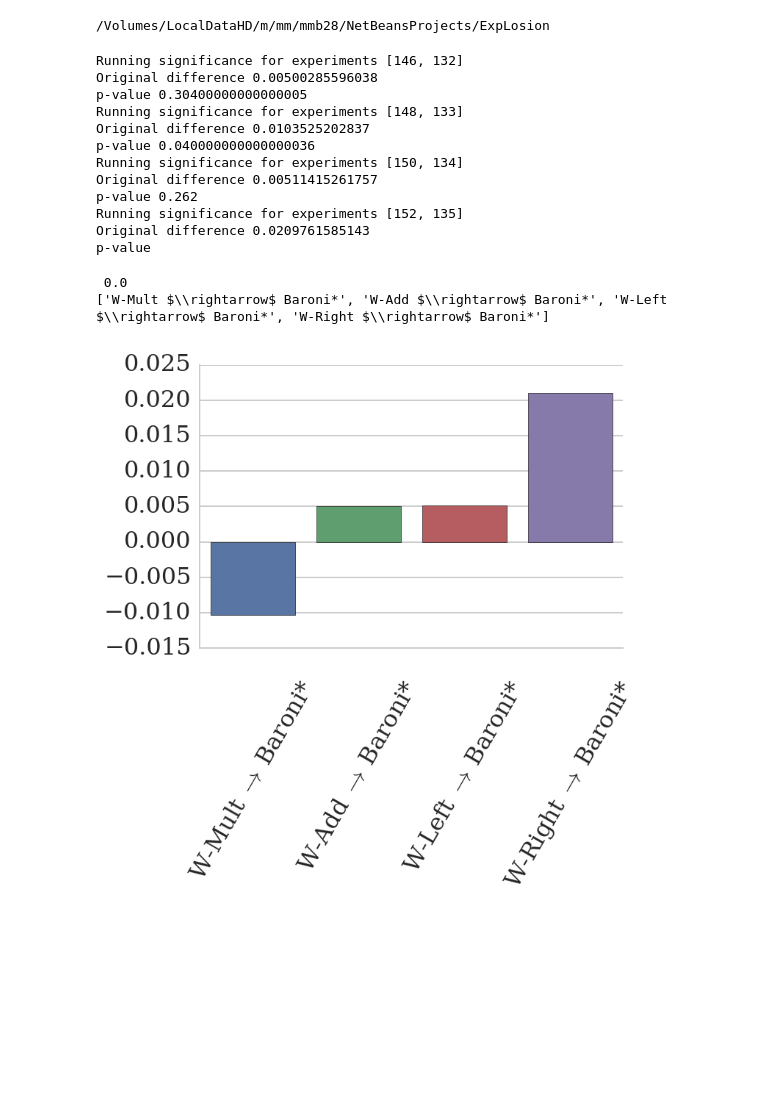
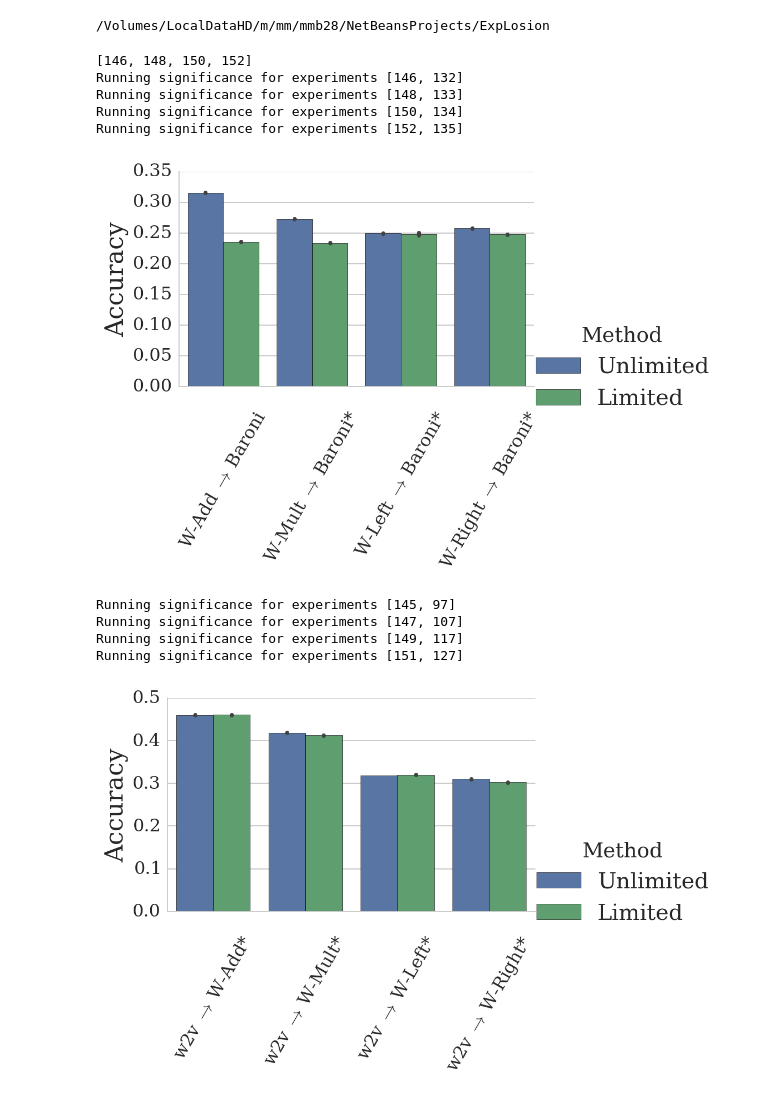
Before and after one commit to mbatchkarov/ExpLosion, a Jupyter notebook: notebooks/reduced_coverage_experiments.ipynb, the cells around one changed output. Saved outputs shown, nothing was run; the diff lists cells and outputs as text; code cells hidden in the pictures; blank space fills up the shorter version.

```diff
--- a/notebooks/reduced_coverage_experiments.ipynb
+++ b/notebooks/reduced_coverage_experiments.ipynb
@@ -19,38 +20,51 @@ from gui.user_code import pretty_names
 # %%
 def plot_matching(exp_with_constraints, labels=None, rotation=60):
     matching = []
-    for e in exp_with_constraints.values():
+    for e in exp_with_constraints:
+        exp_keys = Experiment.objects.filter(id=e.id).values()[0]
+        expansion_keys = Expansions.objects.filter(id=e.expansions.id).values()[0]
+        exp_keys.update({'expansions__%s'%k:v for k, v in expansion_keys.items()})
         # remove constraint
-        settings = deepcopy(e)
-        settings['entries_of_id'] = None
+        settings = deepcopy(exp_keys)
+        settings['expansions__entries_of_id'] = None
+        del settings['expansions__id']
+        del settings['expansions_id']
+        del settings['clusters_id']
         del settings['id']
         del settings['git_hash']
         del settings['date_ran']
+#         pprint(settings)
         matching.append(Experiment.objects.get(**settings))
 
     ids1 = list(exp_with_constraints.values_list('id', flat=True))
     ids2 = [x.id for x in matching]
     if not labels:
         labels = ['%s-%s'%(a.id, b.id) for a,b in zip(exp_with_constraints, matching)]
-    diff_plot(ids1, ids2, labels, rotation=rotation)
+    diff_plot_bar([ids1, ids2], ['Limited', 'Unlimited'],
+                  labels, rotation=rotation, hue_order=['Unlimited', 'Limited'])
+# %%
+%load_ext autoreload
+%autoreload
+experiments = Experiment.objects.filter(expansions__entries_of__isnull=False, expansions__entries_of__composer='Baroni')
+names = pretty_names([x.id for x in experiments])
+names = [r'%s $\rightarrow$ Baroni' % n for n in names]
+print(experiments.values_list('id', flat=True))
+plot_matching(experiments, labels=names)
+# %% [output]
+[146, 148, 150, 152]
+Running significance for experiments [146, 132]
+Running significance for experiments [148, 133]
+Running significance for experiments [150, 134]
+Running significance for experiments [152, 135]
+[figure, added]
 # %%
-exp_ids = Experiment.objects.filter(entries_of__isnull=False, entries_of__composer='Baroni')
-names = pretty_names([x.id for x in exp_ids])
-names = [r'%s $\rightarrow$ Baroni' % n for n in names]
+exp_ids = Experiment.objects.filter(expansions__entries_of__isnull=False).exclude(expansions__entries_of__composer='Baroni')
+names = pretty_names([x.id for x in exp_ids], name_format=['expansions__vectors__composer'])
+names = ['w2v $\\rightarrow$ W-%s' % n for n in names]
 plot_matching(exp_ids, labels=names)
 # %% [output]
-Running significance for experiments [146, 132]
-Original difference 0.00500285596038
-p-value 0.30400000000000005
-Running significance for experiments [148, 133]
-Original difference 0.0103525202837
-p-value 0.040000000000000036
-Running significance for experiments [150, 134]
-Original difference 0.00511415261757
-p-value 0.262
-Running significance for experiments [152, 135]
-Original difference 0.0209761585143
-p-value
+Running significance for experiments [145, 97]
+Running significance for experiments [147, 107]
+Running significance for experiments [149, 117]
+Running significance for experiments [151, 127]
- 0.0
-['W-Mult $\\rightarrow$ Baroni*', 'W-Add $\\rightarrow$ Baroni*', 'W-Left $\\rightarrow$ Baroni*', 'W-Right $\\rightarrow$ Baroni*']
-[figure, old version]
+[figure, new version]
```
Also changed, not shown: parts of 2 cells of this notebook, 9 other files.
